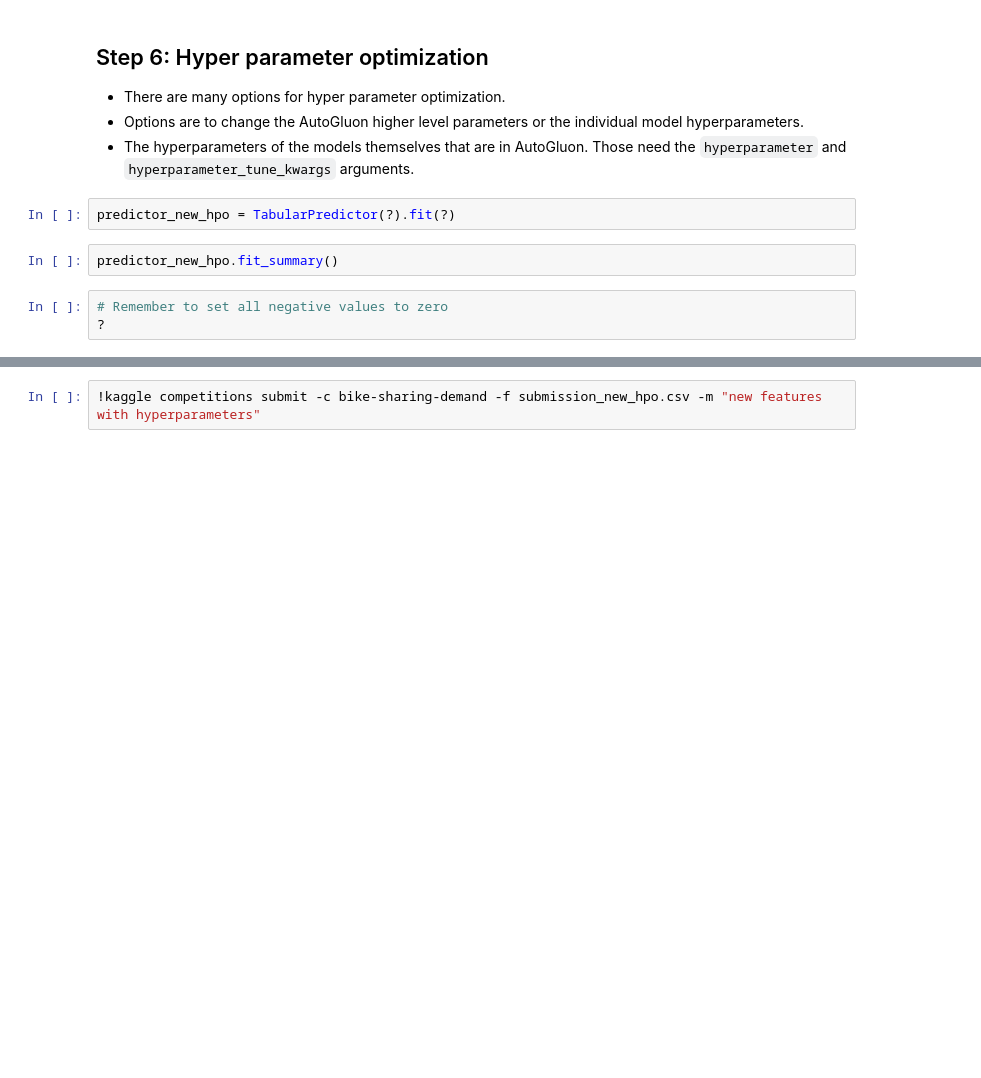
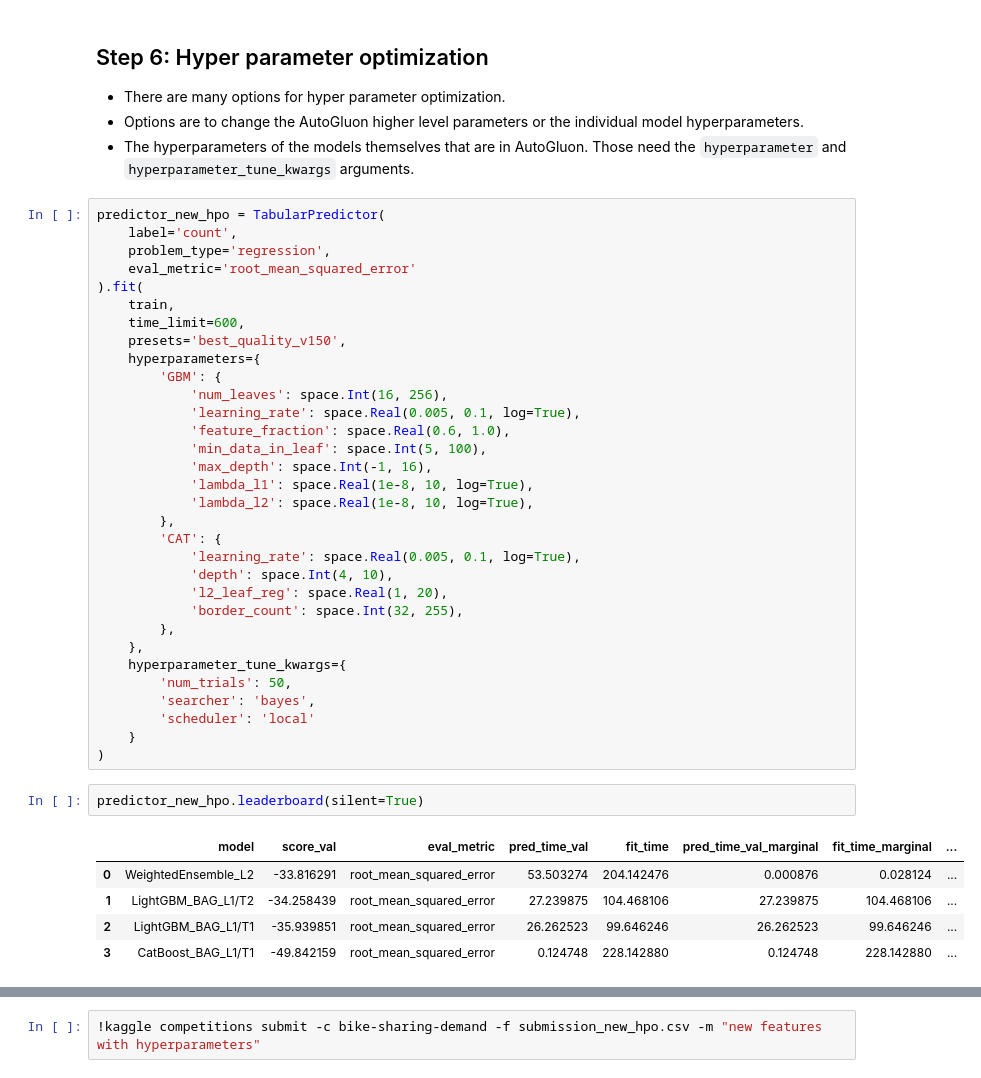
Before and after one commit to b-gleb/aws-ml-bike-sharing, a Jupyter notebook: project-template.ipynb, the cells around one changed output, grey strips where cells are left out. Saved outputs shown, nothing was run; the diff lists cells and outputs as text; blank space fills up the shorter version.

Commit message:
autogluon hyperparameters

```diff
--- a/project-template.ipynb
+++ b/project-template.ipynb
@@ -383,10 +384,43 @@ submission_new_features.to_csv("data/submissions/submission_new_features.csv", i
 * There are many options for hyper parameter optimization.
 * Options are to change the AutoGluon higher level parameters or the individual model hyperparameters.
 * The hyperparameters of the models themselves that are in AutoGluon. Those need the `hyperparameter` and `hyperparameter_tune_kwargs` arguments.
-# %%
-predictor_new_hpo = TabularPredictor(?).fit(?)
-# %%
-predictor_new_hpo.fit_summary()
-# %%
-# Remember to set all negative values to zero
-?
+# %%
+predictor_new_hpo = TabularPredictor(
+    label='count',
+    problem_type='regression',
+    eval_metric='root_mean_squared_error'
+).fit(
+    train,
+    time_limit=600,
+    presets='best_quality_v150',
+    hyperparameters={
+        'GBM': {
+            'num_leaves': space.Int(16, 256),
+            'learning_rate': space.Real(0.005, 0.1, log=True),
+            'feature_fraction': space.Real(0.6, 1.0),
+            'min_data_in_leaf': space.Int(5, 100),
+            'max_depth': space.Int(-1, 16),
+            'lambda_l1': space.Real(1e-8, 10, log=True),
+            'lambda_l2': space.Real(1e-8, 10, log=True),
+        },
+        'CAT': {
+            'learning_rate': space.Real(0.005, 0.1, log=True),
+            'depth': space.Int(4, 10),
+            'l2_leaf_reg': space.Real(1, 20),
+            'border_count': space.Int(32, 255),
+        },
+    },
+    hyperparameter_tune_kwargs={
+        'num_trials': 50,
+        'searcher': 'bayes',
+        'scheduler': 'local'
+    }
+)
+# %%
+predictor_new_hpo.leaderboard(silent=True)
+# %% [output]
+|  | model | score_val | eval_metric | pred_time_val | fit_time | pred_time_val_marginal | fit_time_marginal | ... |
+| 0 | WeightedEnsemble_L2 | -33.816291 | root_mean_squared_error | 53.503274 | 204.142476 | 0.000876 | 0.028124 | ... |
+| 1 | LightGBM_BAG_L1/T2 | -34.258439 | root_mean_squared_error | 27.239875 | 104.468106 | 27.239875 | 104.468106 | ... |
+| 2 | LightGBM_BAG_L1/T1 | -35.939851 | root_mean_squared_error | 26.262523 | 99.646246 | 26.262523 | 99.646246 | ... |
+| 3 | CatBoost_BAG_L1/T1 | -49.842159 | root_mean_squared_error | 0.124748 | 228.142880 | 0.124748 | 228.142880 | ... |
```
Also changed, not shown: parts of 5 cells of this notebook.
